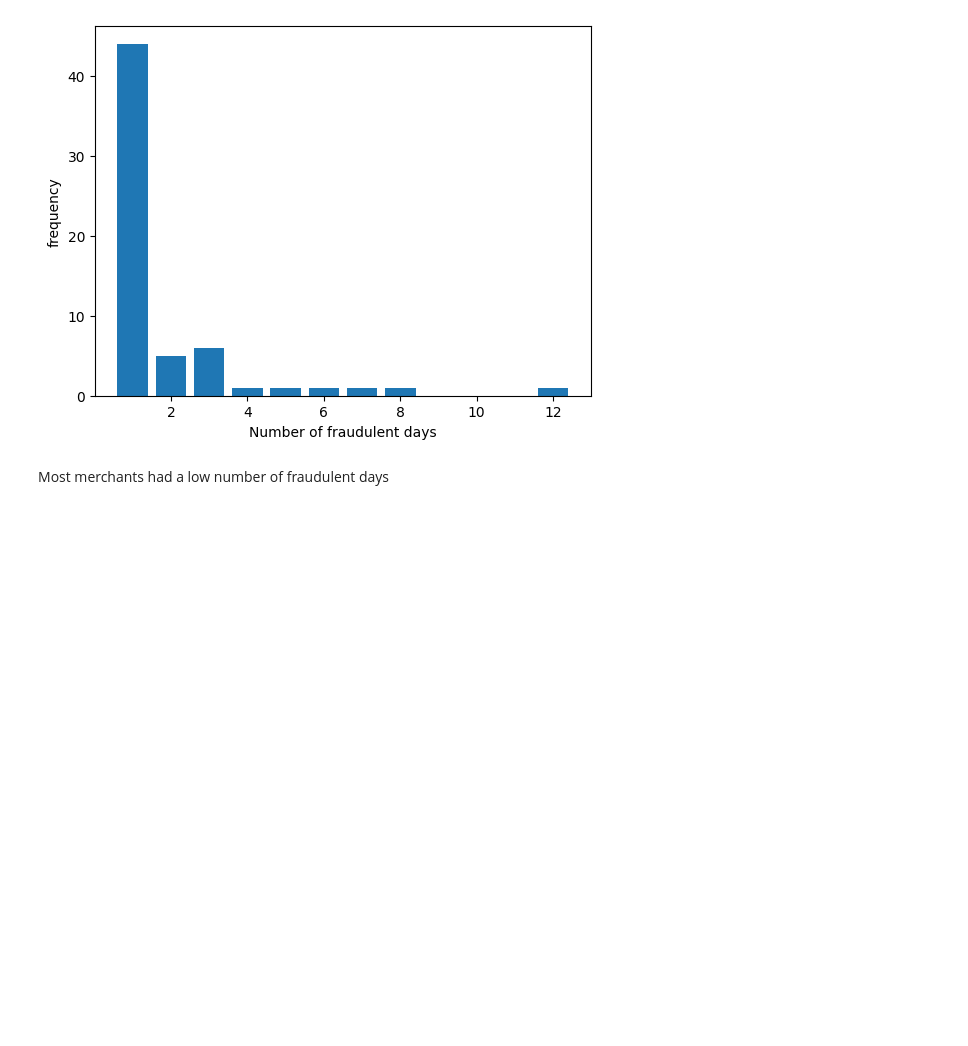
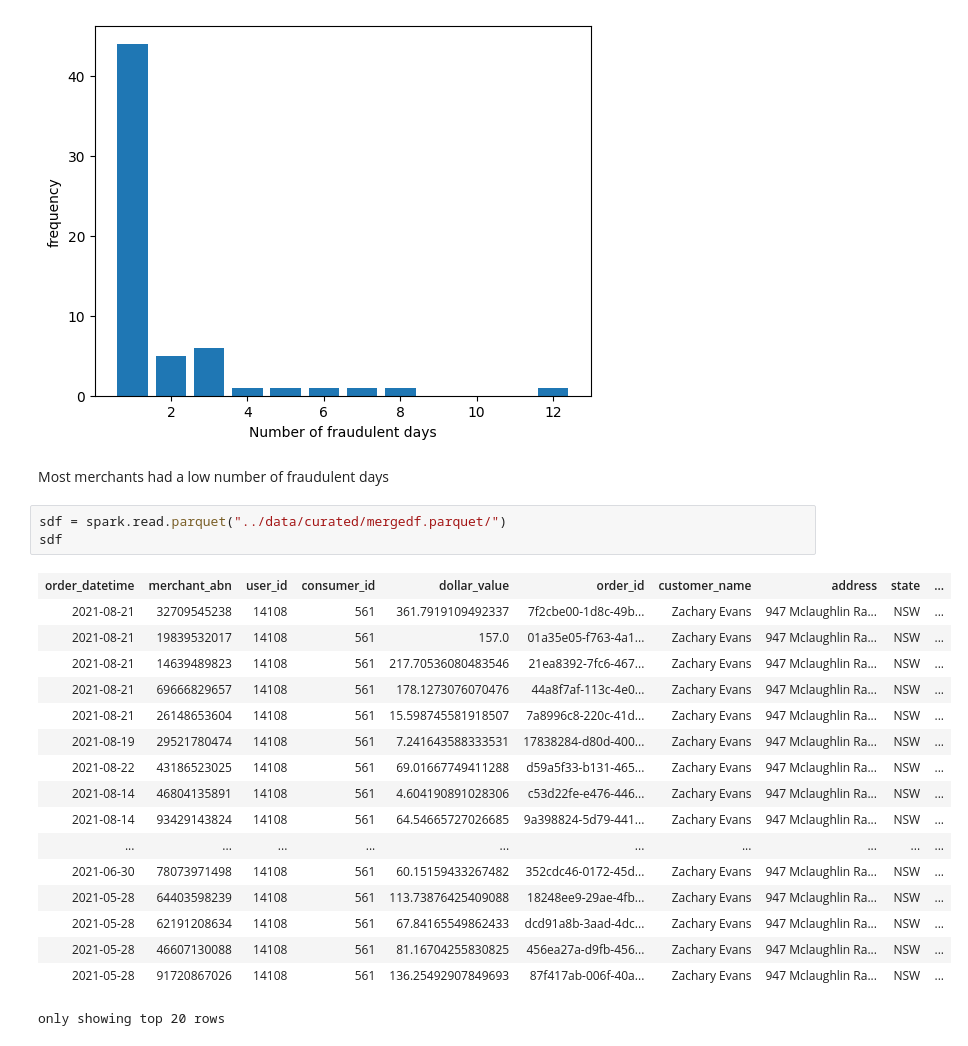
Before and after one commit to MAST30034-Applied-Data-Science/generic-buy-now-pay-later-project-group-35, a Jupyter notebook: notebooks/2 analysis.ipynb, the cells around one changed output. Saved outputs shown, nothing was run; the diff lists cells and outputs as text; blank space fills up the shorter version.

```diff
--- a/notebooks/2 analysis.ipynb
+++ b/notebooks/2 analysis.ipynb
@@ -1129,3 +1181,24 @@ plt.show()
 [figure]
 # %% [markdown]
 Most merchants had a low number of fraudulent days
+# %%
+sdf = spark.read.parquet("../data/curated/mergedf.parquet/")
+sdf
+# %% [output]
+| order_datetime | merchant_abn | user_id | consumer_id | dollar_value | order_id | customer_name | address | state | ... |
+| 2021-08-21 | 32709545238 | 14108 | 561 | 361.7919109492337 | 7f2cbe00-1d8c-49b... | Zachary Evans | 947 Mclaughlin Ra... | NSW | ... |
+| 2021-08-21 | 19839532017 | 14108 | 561 | 157.0 | 01a35e05-f763-4a1... | Zachary Evans | 947 Mclaughlin Ra... | NSW | ... |
+| 2021-08-21 | 14639489823 | 14108 | 561 | 217.70536080483546 | 21ea8392-7fc6-467... | Zachary Evans | 947 Mclaughlin Ra... | NSW | ... |
+| 2021-08-21 | 69666829657 | 14108 | 561 | 178.1273076070476 | 44a8f7af-113c-4e0... | Zachary Evans | 947 Mclaughlin Ra... | NSW | ... |
+| 2021-08-21 | 26148653604 | 14108 | 561 | 15.598745581918507 | 7a8996c8-220c-41d... | Zachary Evans | 947 Mclaughlin Ra... | NSW | ... |
+| 2021-08-19 | 29521780474 | 14108 | 561 | 7.241643588333531 | 17838284-d80d-400... | Zachary Evans | 947 Mclaughlin Ra... | NSW | ... |
+| 2021-08-22 | 43186523025 | 14108 | 561 | 69.01667749411288 | d59a5f33-b131-465... | Zachary Evans | 947 Mclaughlin Ra... | NSW | ... |
+| 2021-08-14 | 46804135891 | 14108 | 561 | 4.604190891028306 | c53d22fe-e476-446... | Zachary Evans | 947 Mclaughlin Ra... | NSW | ... |
+| 2021-08-14 | 93429143824 | 14108 | 561 | 64.54665727026685 | 9a398824-5d79-441... | Zachary Evans | 947 Mclaughlin Ra... | NSW | ... |
+| ... | ... | ... | ... | ... | ... | ... | ... | ... | ... |
+| 2021-06-30 | 78073971498 | 14108 | 561 | 60.15159433267482 | 352cdc46-0172-45d... | Zachary Evans | 947 Mclaughlin Ra... | NSW | ... |
+| 2021-05-28 | 64403598239 | 14108 | 561 | 113.73876425409088 | 18248ee9-29ae-4fb... | Zachary Evans | 947 Mclaughlin Ra... | NSW | ... |
+| 2021-05-28 | 62191208634 | 14108 | 561 | 67.84165549862433 | dcd91a8b-3aad-4dc... | Zachary Evans | 947 Mclaughlin Ra... | NSW | ... |
+| 2021-05-28 | 46607130088 | 14108 | 561 | 81.16704255830825 | 456ea27a-d9fb-456... | Zachary Evans | 947 Mclaughlin Ra... | NSW | ... |
+| 2021-05-28 | 91720867026 | 14108 | 561 | 136.25492907849693 | 87f417ab-006f-40a... | Zachary Evans | 947 Mclaughlin Ra... | NSW | ... |
+only showing top 20 rows
```
Also changed, not shown: parts of 9 cells of this notebook, 2 other files.
